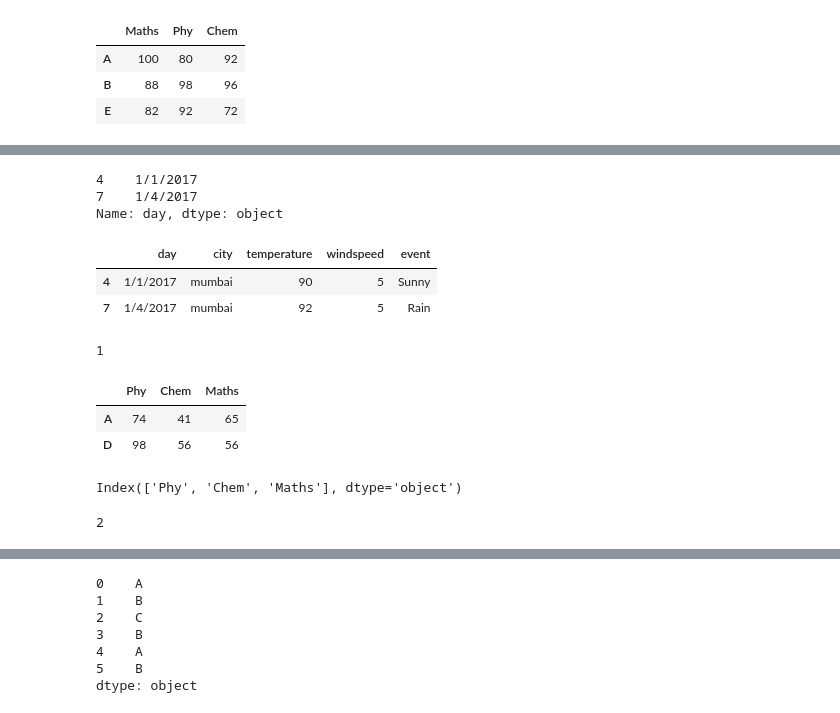
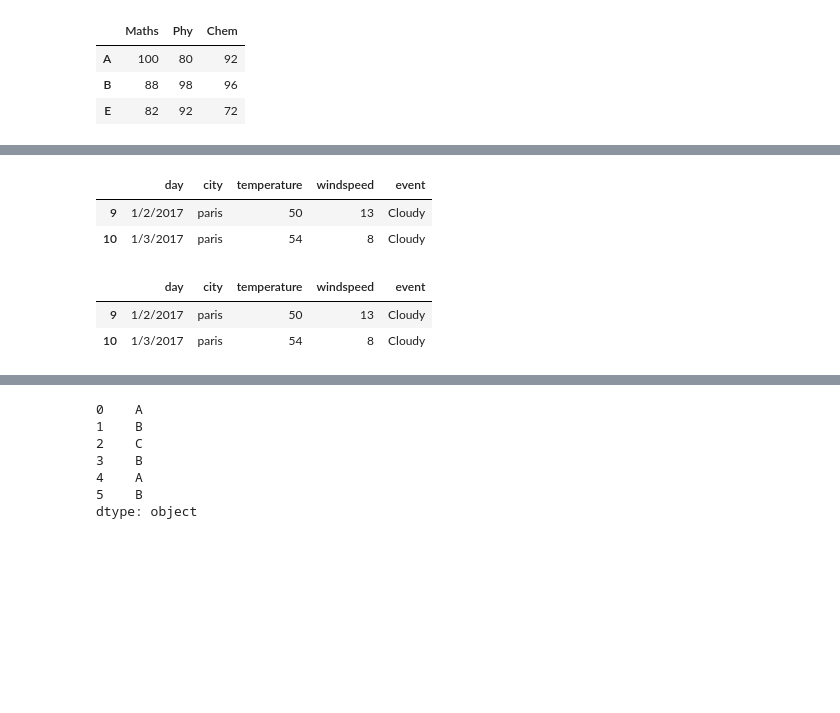
Before and after one commit to ShubhamSinghal12/DS_PP_APR_2025, a Jupyter notebook: Pandas/Pandas.ipynb, the cells around one changed output, grey strips where cells are left out. Cells and saved outputs as stored; diff of their text form; code cells hidden in the pictures; blank space fills up the shorter version.

```diff
--- a/Pandas/Pandas.ipynb
+++ b/Pandas/Pandas.ipynb
@@ -424,30 +458,12 @@ mumbaidf = wdf[wdf['city'] == 'mumbai']
 # %%
-mumbaidf[mumbaidf['temperature'] >= 90]['day']
+parisdf[parisdf['temperature'] >= 50]
 # %% [output]
-4    1/1/2017
-7    1/4/2017
-Name: day, dtype: object
+|  | day | city | temperature | windspeed | event |
+| 9 | 1/2/2017 | paris | 50 | 13 | Cloudy |
+| 10 | 1/3/2017 | paris | 54 | 8 | Cloudy |
 # %%
-wdf[(wdf['city'] == 'mumbai') & (wdf['temperature'] >= 90)]
+wdf[(wdf['city'] == 'paris') & (wdf['temperature'] >= 50)]
 # %% [output]
 |  | day | city | temperature | windspeed | event |
-| 4 | 1/1/2017 | mumbai | 90 | 5 | Sunny |
-| 7 | 1/4/2017 | mumbai | 92 | 5 | Rain |
+| 9 | 1/2/2017 | paris | 50 | 13 | Cloudy |
+| 10 | 1/3/2017 | paris | 54 | 8 | Cloudy |
-# %%
-wdf.columns.get_loc('city')
-# %% [output]
-1
-# %%
-df[df['Phy'] >= 73]
-# %% [output]
-|  | Phy | Chem | Maths |
-| A | 74 | 41 | 65 |
-| D | 98 | 56 | 56 |
-# %%
-df.columns
-# %% [output]
-Index(['Phy', 'Chem', 'Maths'], dtype='object')
-# %%
-df.columns.get_loc('Maths')
-# %% [output]
-2
```
Also changed, not shown: parts of 36 cells of this notebook, 4 other files.
